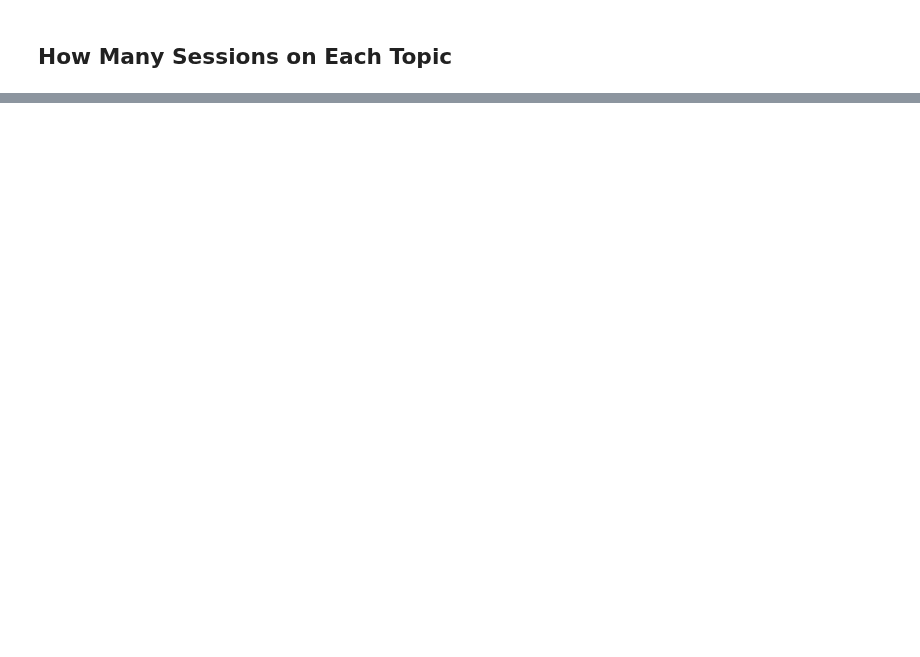
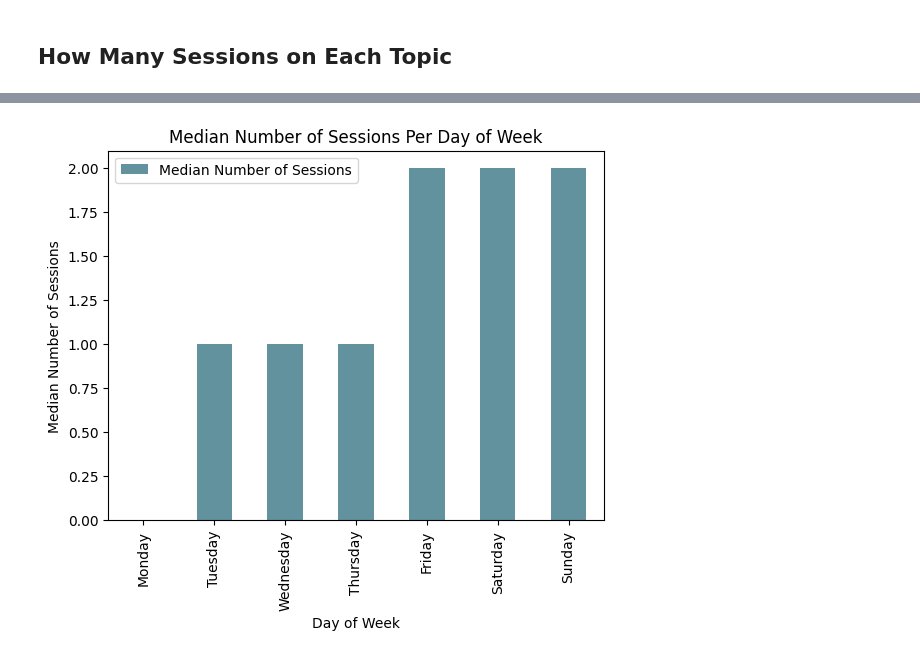
Before and after one commit to de-mark/tutoring_dashboard, a Jupyter notebook: assets/data/data_exploration.ipynb, the cells around one changed output, grey strips where cells are left out. Cells and saved outputs as stored; diff of their text form; code cells hidden in the pictures; blank space fills up the shorter version.

```diff
--- a/assets/data/data_exploration.ipynb
+++ b/assets/data/data_exploration.ipynb
@@ -242,0 +283,12 @@ resampled_df
+# %%
+translate_date = ["Monday", "Tuesday", "Wednesday", "Thursday", "Friday", "Saturday", "Sunday"]
+combined_dow_resample = merged_df.set_index("START").resample("D")["ID"].count().reset_index()
+combined_dow_resample["day_of_week"] = combined_dow_resample["START"].map(lambda d: translate_date[d.weekday()])
+combined_dow_resample.drop("START", axis=1, inplace=True)
+
+for dotw in translate_date:
+  combined_dow_resample.loc[combined_dow_resample["day_of_week"] == dotw, "ID"].plot.hist(color="#000000")
+  plt.title(f"Distribution of number of sessions for {dotw}")
+  plt.xlabel("Number of sessions")
+  plt.ylabel("Frequency")
+  plt.show()
@@ -242,0 +303,16 @@ resampled_df
+# %%
+# Distribution is skewed, so we'll use median for the center
+combined_dow_median_resample = combined_dow_resample.groupby("day_of_week").median().reindex(translate_date)
+print("MEDIAN AVERAGE NUMBER OF SESSIONS PER DAY OF WEEK")
+print("-" * 30)
+print(combined_dow_median_resample)
+print()
+
+
+# Also, I'm curious to see which date in general has the highest number of sign-ups
+# since I switched availability a lot over the years
+combined_dow_max_resample = combined_dow_resample.groupby("day_of_week").max().reindex(translate_date)
+
+print("MAX NUMBER OF SESSIONS PER DAY OF WEEK")
+print("-" * 30)
+print(combined_dow_max_resample)
@@ -242,0 +337,10 @@ resampled_df
+# %%
+# Also, graphing this so it's a bit easier to see
+combined_dow_median_resample.plot.bar(color="#62929e")
+plt.title("Median Number of Sessions Per Day of Week")
+plt.xlabel("Day of Week")
+plt.ylabel("Median Number of Sessions")
+plt.legend(["Median Number of Sessions"])
+plt.show()
+# %% [output]
+[figure, added]
```
Also changed, not shown: parts of 24 cells of this notebook, 4 other files.
